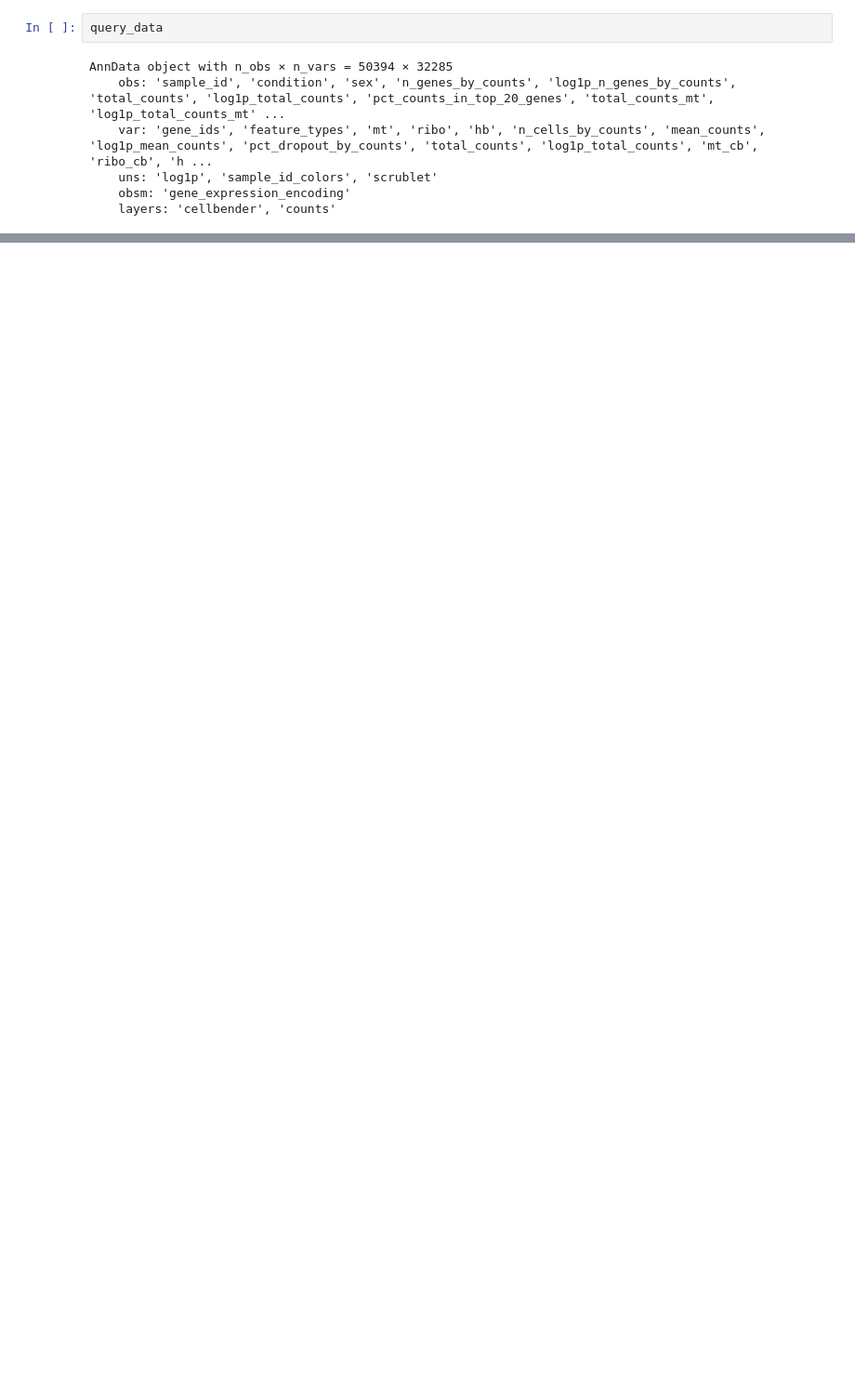
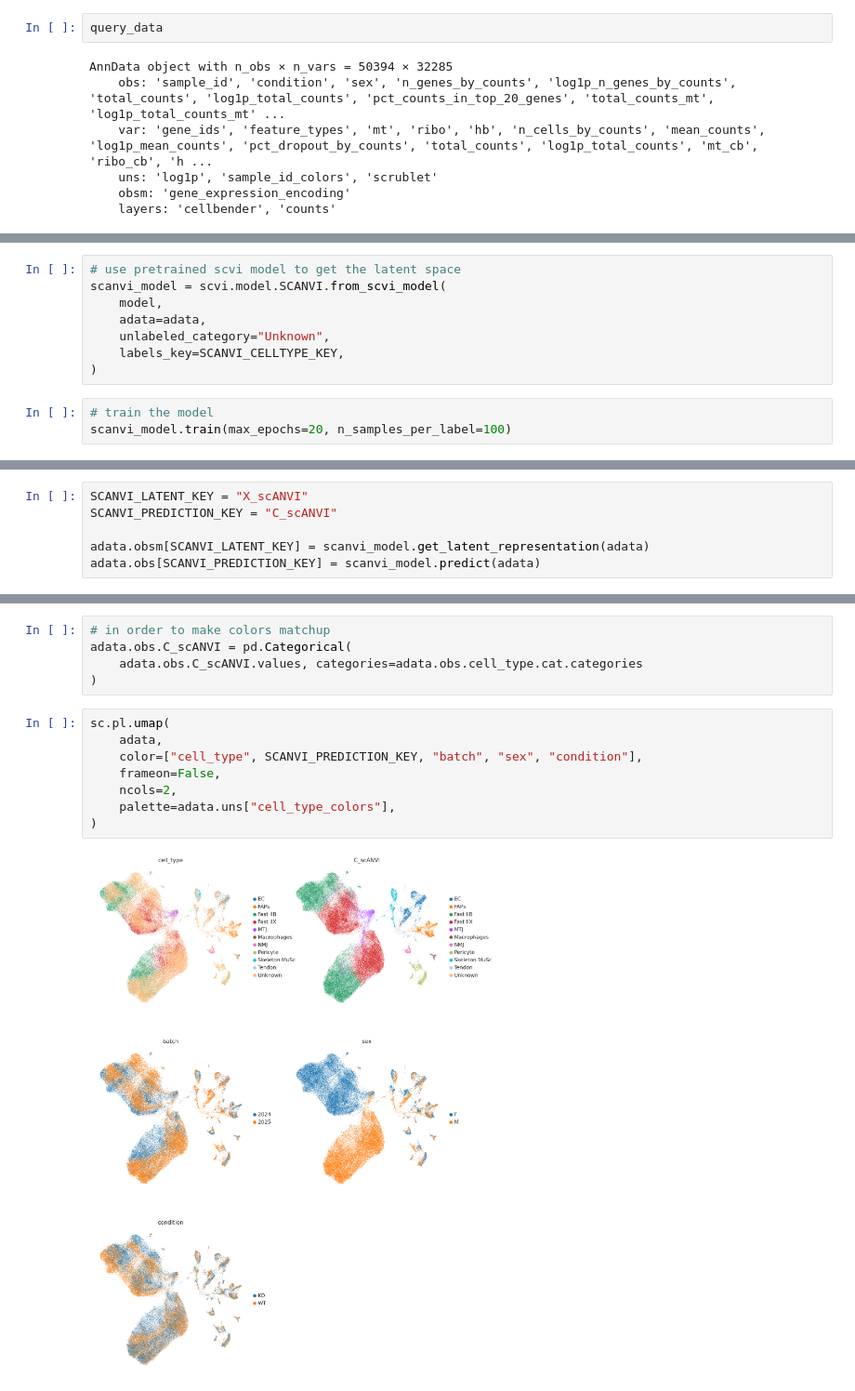
Before and after one commit to akanksha-sachan/TA_muscle_ageing, a Jupyter notebook: py_scripts/preproc/integration.ipynb, the cells around one changed output, grey strips where cells are left out. Shown at 93% size. Cells and saved outputs as stored; diff of their text form; blank space fills up the shorter version.

```diff
--- a/py_scripts/preproc/integration.ipynb
+++ b/py_scripts/preproc/integration.ipynb
@@ -60,0 +162,11 @@ AnnData object with n_obs × n_vars = 37522 × 20500
+# %%
+# use pretrained scvi model to get the latent space
+scanvi_model = scvi.model.SCANVI.from_scvi_model(
+    model,
+    adata=adata,
+    unlabeled_category="Unknown",
+    labels_key=SCANVI_CELLTYPE_KEY,
+)
+# %%
+# train the model
+scanvi_model.train(max_epochs=20, n_samples_per_label=100)
@@ -60,0 +183,6 @@ AnnData object with n_obs × n_vars = 37522 × 20500
+# %%
+SCANVI_LATENT_KEY = "X_scANVI"
+SCANVI_PREDICTION_KEY = "C_scANVI"
+
+adata.obsm[SCANVI_LATENT_KEY] = scanvi_model.get_latent_representation(adata)
+adata.obs[SCANVI_PREDICTION_KEY] = scanvi_model.predict(adata)
@@ -60,0 +192,15 @@ AnnData object with n_obs × n_vars = 37522 × 20500
+# %%
+# in order to make colors matchup
+adata.obs.C_scANVI = pd.Categorical(
+    adata.obs.C_scANVI.values, categories=adata.obs.cell_type.cat.categories
+)
+# %%
+sc.pl.umap(
+    adata,
+    color=["cell_type", SCANVI_PREDICTION_KEY, "batch", "sex", "condition"],
+    frameon=False,
+    ncols=2,
+    palette=adata.uns["cell_type_colors"],
+)
+# %% [output]
+[figure, added]
```
Also changed, not shown: parts of 27 cells of this notebook, 2 other files.
